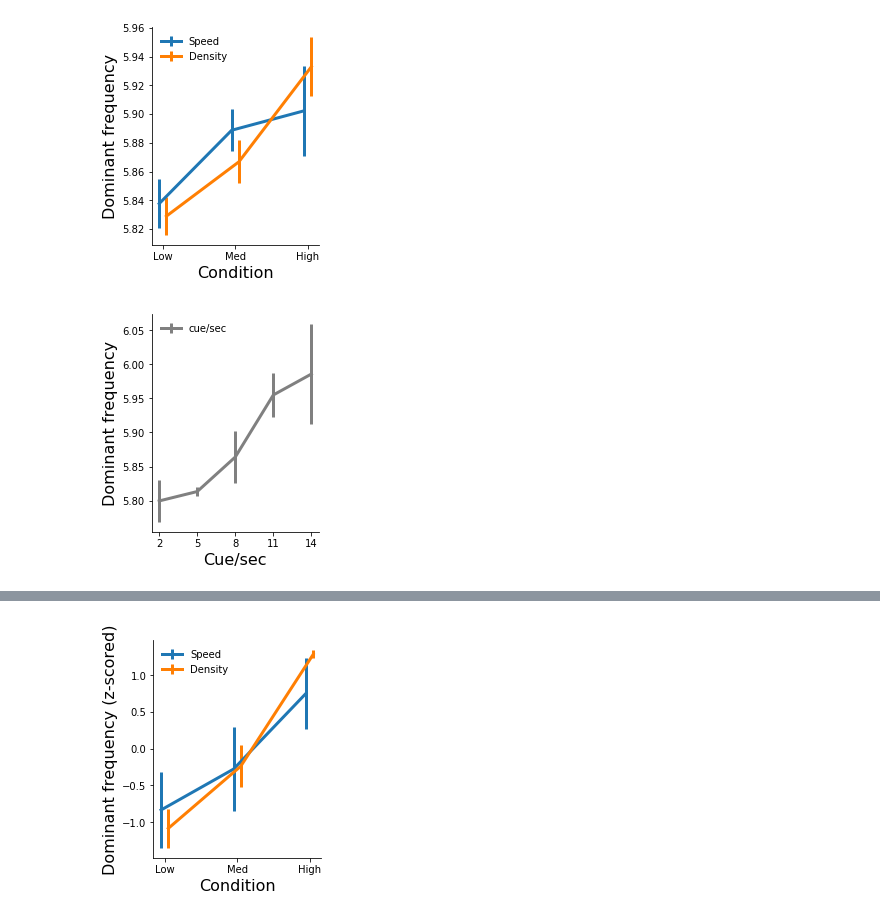
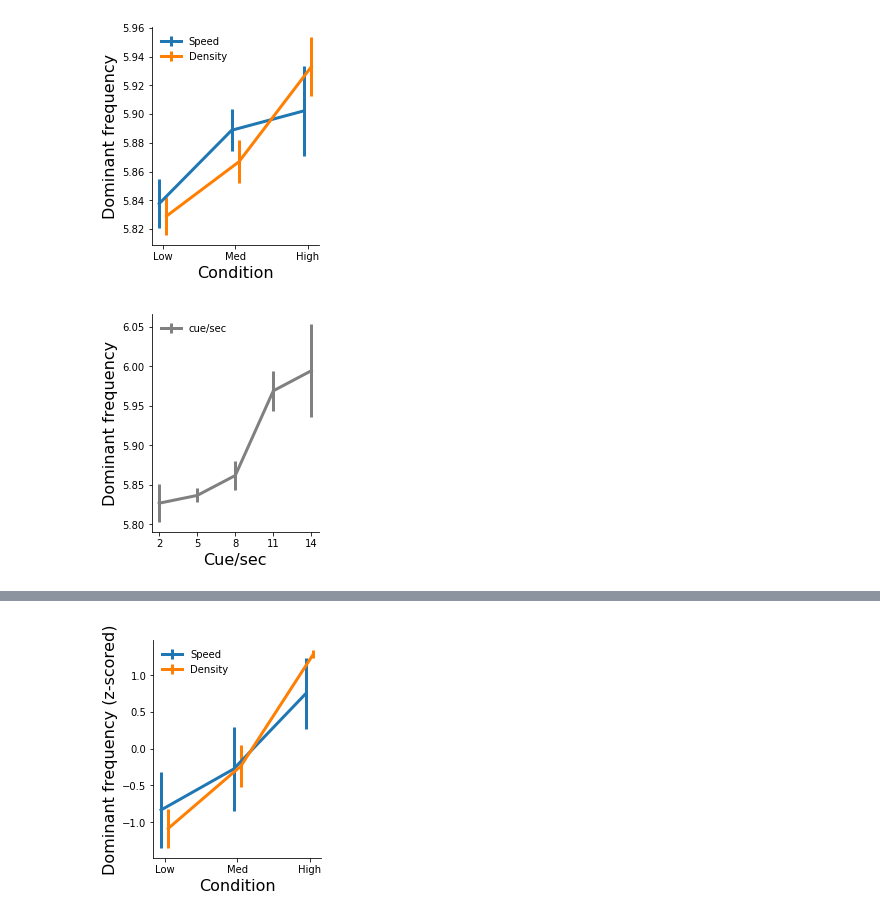
Before and after one commit to DiogoSantosPata/normaliser, a Jupyter notebook: V2_Analisys.ipynb, the cells around one changed output, grey strips where cells are left out. Drawn from its saved outputs; the diff is of its cells as text; code cells hidden in the pictures.

```diff
--- a/V2_Analisys.ipynb
+++ b/V2_Analisys.ipynb
@@ -347,27 +340,27 @@ plt.xticks(range(3), ['Low','Med','High']);
 # %%
 fig = plt.figure()
 ax = fig.add_subplot(111)
 fig.set_figheight(4)
 fig.set_figwidth(3)
 fig.set_facecolor('white')
 
-mmm = subs_psd.groupby(['csw','sub']).median()['peakkss'].unstack().T.median()
-sss = subs_psd.groupby(['csw','sub']).median()['peakkss'].unstack().T.sem()
+mmm = subs_psd.groupby(['csw','sub']).mean()['peakkss'].unstack().T.mean()
+sss = subs_psd.groupby(['csw','sub']).mean()['peakkss'].unstack().T.sem()
 plt.errorbar(  np.linspace(2,14,mmm.size), mmm, yerr=sss, label='cue/sec', linewidth=3, color=plo['cuesec_color'] )
 
 
 ax.spines['right'].set_visible(False)
 ax.spines['top'].set_visible(False)
 plt.sca(ax)
 plt.legend( frameon=False, loc='upper left')
 plt.xlabel('Cue/sec', fontsize=16)
 plt.ylabel('Dominant frequency', fontsize=16)
 # plt.xticks(range(3), ['Low','Med','High']);
 plt.xticks(  np.linspace(2,14,mmm.index.size).astype(int) );
 
 # plt.ylim(38.7,39.2)
 # %% [output]
-[figure, old version]
+[figure, new version]
 # %%
 print('\n\n\n')
 print('---------------------------------------------')
```
Also changed, not shown: parts of 35 cells of this notebook.
